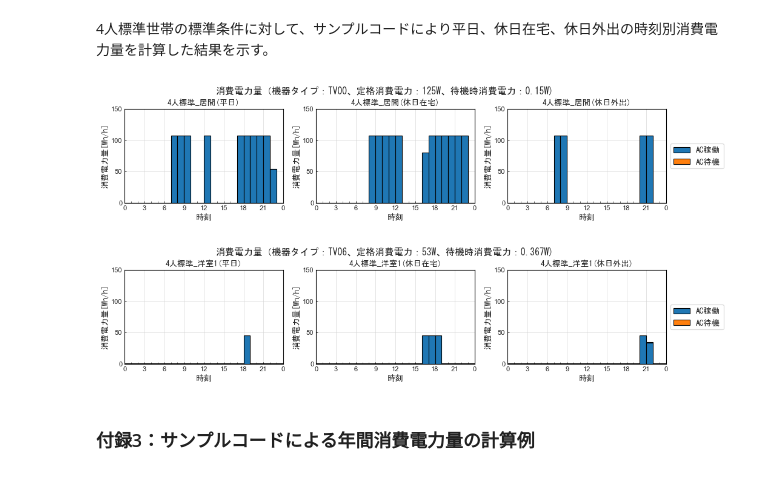
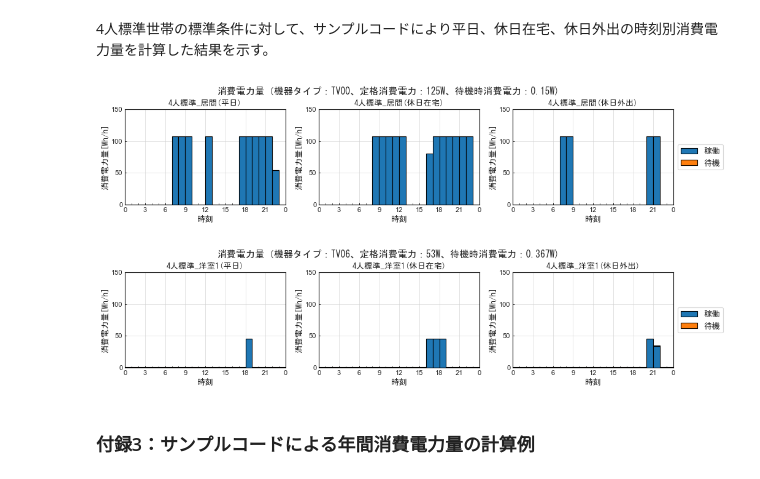
Before and after one commit to HiromiHabara/Jiritsu-EnergyUseOfApp, a Jupyter notebook: television.ipynb, the cells around one changed output. Drawn from its saved outputs; the diff is of its cells as text; code cells hidden in the pictures.

```diff
--- a/television.ipynb
+++ b/television.ipynb
@@ -560,2 +549,9 @@ def calc_EE_ac(EE_ac_opg, EE_ac_sby):
+# %%
+def calc_EE_app(EE_opg, EE_sby):
+    '''消費電力量[Wh]を計算する'''
+    # EE_opg：稼働時における消費電力量[Wh]
+    # EE_sby：待機時における消費電力量[Wh]
+
+    return EE_app(EE_opg, EE_sby)
 # %% [markdown]
 Example:
@@ -573,21 +569,21 @@ def calc_EE_Television_verP4(time_use_type, time_of_day, app_type, schedule_name
     # schedule_name：スケジュール名['LivingRoom', 'ChildRoom1']
 
     # 機器使用スケジュール[s]を取得
-    dt_ac_opg, dt_ac_sby = get_dt(time_use_type, time_of_day, schedule_name)
+    dt_opg, dt_sby = get_dt(time_use_type, time_of_day, schedule_name)
 
     # 機器仕様を取得
     Prtd_opg, Prtd_sby = get_spec(app_type)
 
-    # AC電源接続下の稼働時における消費電力量[Wh]を計算
-    EE_ac_opg = calc_EE_ac_opg(dt_ac_opg, Prtd_opg)
+    # 稼働時における消費電力量[Wh]を計算
+    EE_opg = calc_EE_opg(dt_opg, Prtd_opg)
 
-    # AC電源接続下の待機時における消費電力量[Wh]を計算
-    EE_ac_sby = calc_EE_ac_sby(dt_ac_sby, Prtd_sby)
+    # 待機時における消費電力量[Wh]を計算
+    EE_sby = calc_EE_sby(dt_sby, Prtd_sby)
 
-    # AC電源接続時における消費電力量[Wh]を計算
-    EE_ac = calc_EE_ac (EE_ac_opg, EE_ac_sby)
+    # 消費電力量[Wh]を計算
+    EE_app = calc_EE_app (EE_opg, EE_sby)
 
-    return EE_ac, EE_ac_opg, EE_ac_sby
+    return EE_app, EE_opg, EE_sby
 # %% [markdown]
 Example:
 # %%
@@ -608,42 +604,42 @@ app_type = 'TV00'
 schedule_name = 'LivingRoom'
 
 # 消費電力量の計算
-ee_ac, ee_ac_opg, ee_ac_sby = np.vectorize(calc_EE_Television_verP4)(time_use_type, time_of_day, app_type, schedule_name)
+ee_app, ee_opg, ee_sby = np.vectorize(calc_EE_Television_verP4)(time_use_type, time_of_day, app_type, schedule_name)
 
 # 消費電力量の計算結果
 EE_Results= {
     schedule_name : {
         'Weekdays' : {
-            'opg' : ee_ac_opg[0],
-            'sby' : ee_ac_sby[0]
+            'opg' : ee_opg[0],
+            'sby' : ee_sby[0]
         },
         'Holidays_st' : {
-            'opg' : ee_ac_opg[1],
-            'sby' : ee_ac_sby[1]
+            'opg' : ee_opg[1],
+            'sby' : ee_sby[1]
         },
         'Holidays_go' : {
-            'opg' : ee_ac_opg[2],
-            'sby' : ee_ac_sby[2]
+            'opg' : ee_opg[2],
+            'sby' : ee_sby[2]
         }
     }
 }
 
 # 消費電力量の計算結果のグラフ
 # グラフのタイトル
 chart_title = '消費電力量（' \
                 + '機器タイプ：' + app_type + '、' \
                 + '定格消費電力：' + str(Spec[app_type]['Prtd_opg']) + 'W、' \
                 + '待機時消費電力：' + str(Spec[app_type]['Prtd_sby'])+ 'W' \
                 + ')'
 
 # グラフの表示
 plot_hourly_bar_chart(chart_title,
                       EE_Results[schedule_name],
                       '4人標準_居間',
-                      {'opg':'AC稼働', 'sby':'AC待機'},
+                      {'opg':'稼働', 'sby':'待機'},
                        '消費電力量[Wh/h]', 0, 150, 50, 1)
 # %% [output]
-[figure, old version]
+[figure, new version]
 # %%
 # 消費電力量の計算
 # 入力
@@ -653,22 +649,22 @@ app_type = 'TV06'
 schedule_name = 'ChildRoom1'
 
 # 消費電力量の計算
-ee_ac, ee_ac_opg, ee_ac_sby = np.vectorize(calc_EE_Television_verP4)(time_use_type, time_of_day, app_type, schedule_name)
+ee_app, ee_opg, ee_sby = np.vectorize(calc_EE_Television_verP4)(time_use_type, time_of_day, app_type, schedule_name)
 
 # 消費電力量の計算結果
 EE_Results= {
     schedule_name : {
         'Weekdays' : {
-            'opg' : ee_ac_opg[0],
-            'sby' : ee_ac_sby[0]
+            'opg' : ee_opg[0],
+            'sby' : ee_sby[0]
         },
         'Holidays_st' : {
-            'opg' : ee_ac_opg[1],
-            'sby' : ee_ac_sby[1]
+            'opg' : ee_opg[1],
+            'sby' : ee_sby[1]
         },
         'Holidays_go' : {
-            'opg' : ee_ac_opg[2],
-            'sby' : ee_ac_sby[2]
+            'opg' : ee_opg[2],
+            'sby' : ee_sby[2]
         }
     }
 }
@@ -685,10 +681,10 @@ chart_title = '消費電力量（' \
 plot_hourly_bar_chart(chart_title,
                        EE_Results[schedule_name],
                       '4人標準_洋室1',
-                      {'opg':'AC稼働', 'sby':'AC待機'},
+                      {'opg':'稼働', 'sby':'待機'},
                        '消費電力量[Wh/h]', 0, 150, 50, 1)
 # %% [output]
-[figure, old version]
+[figure, new version]
 # %% [markdown]
 ### 付録3：サンプルコードによる年間消費電力量の計算例
 # %% [markdown]
```
Also changed, not shown: parts of 35 cells of this notebook, 3 other files.
